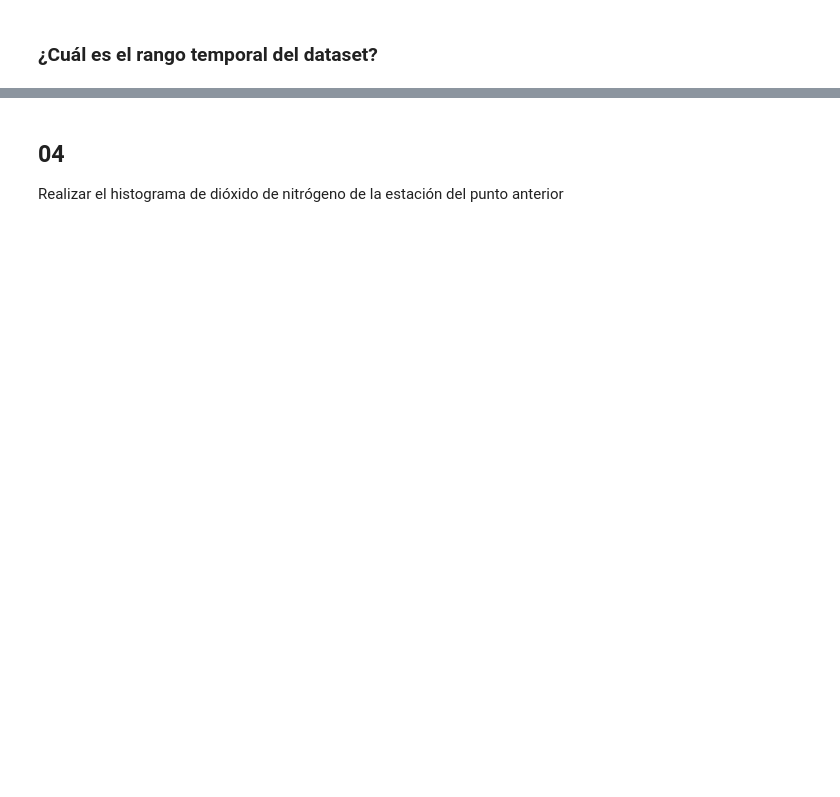
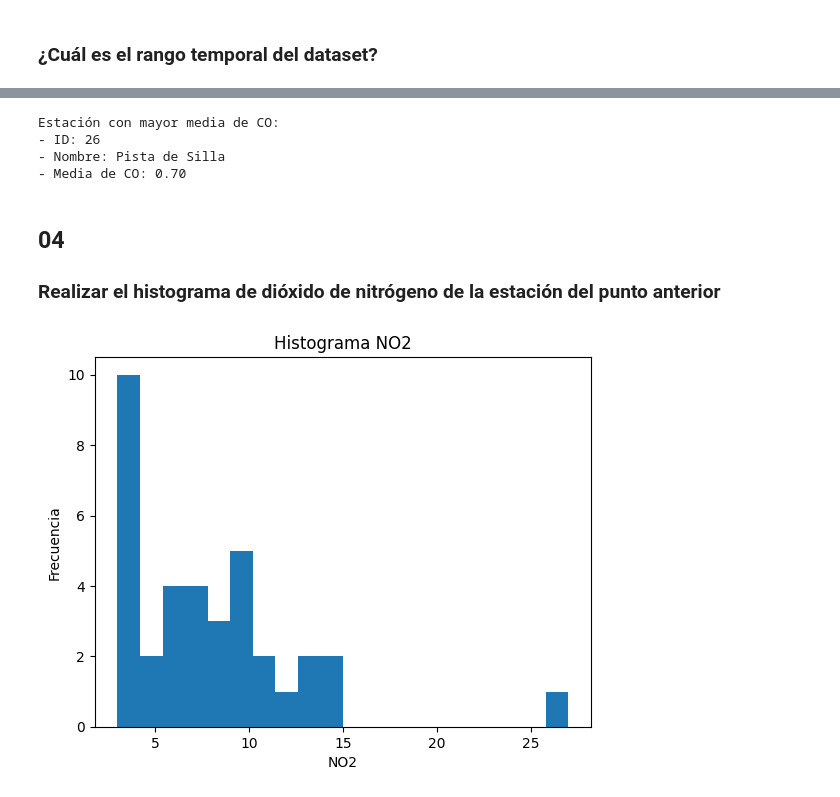
Before and after one commit to YerayQuiles/01_python, a Jupyter notebook: 01MAIR_ACT_Video.ipynb, the cells around one changed output, grey strips where cells are left out. Drawn from its saved outputs; the diff is of its cells as text; code cells hidden in the pictures; blank space fills up the shorter version.

```diff
--- a/01MAIR_ACT_Video.ipynb
+++ b/01MAIR_ACT_Video.ipynb
@@ -74,0 +162,22 @@ display(df)
+# %%
+# Convertir la columna fecha_carga a datetime
+df['fecha_carga'] = pd.to_datetime(df['fecha_carga'])
+
+# Eliminar zona horaria
+df['fecha_carga'] = df['fecha_carga'].dt.tz_localize(None)
+
+# Obtener el rango temporal
+fecha_minima = df['fecha_carga'].min()
+fecha_maxima = df['fecha_carga'].max()
+
+# Calcular la duración
+duracion = fecha_maxima - fecha_minima
+dias = duracion.days
+horas = duracion.seconds // 3600
+print(f"Duración total: {dias} días y {horas} horas")
+horas_totales = duracion.total_seconds() / 3600
+print(f"Duración total: {horas_totales:.1f} horas")
+
+print(f"\nRango temporal del dataset:")
+print(f"Fecha más antigua: {fecha_minima}")
+print(f"Fecha más reciente: {fecha_maxima}")
@@ -81,3 +195,19 @@ display(df)
+# %%
+# Agrupar por estación, calcula la media de CO y encuentra cuál tiene el valor máximo
+estacion_max_co = df.groupby(['objectid', 'nombre'])['co'].mean().idxmax()
+
+# Devulve la media máxima
+media_max_co = df.groupby(['objectid', 'nombre'])['co'].mean().max()
+
+print(f"Estación con mayor media de CO:")
+print(f"- ID: {estacion_max_co[0]}")
+print(f"- Nombre: {estacion_max_co[1]}")
+print(f"- Media de CO: {media_max_co:.2f}")
+# %% [output]
+Estación con mayor media de CO:
+- ID: 26
+- Nombre: Pista de Silla
+- Media de CO: 0.70
 # %% [markdown]
 ## 04
-Realizar el histograma de dióxido de nitrógeno de la estación del punto anterior
+### Realizar el histograma de dióxido de nitrógeno de la estación del punto anterior
@@ -85,0 +214,12 @@ Realizar el histograma de dióxido de nitrógeno de la estación del punto anter
+# %%
+# Filtrar datos de la estación
+datos_estacion = df[df['objectid'] == estacion_max_co[0]]
+# %%
+# Histograma con matplotlib
+plt.hist(datos_estacion['no2'].dropna(), bins=20)
+plt.title('Histograma NO2')
+plt.xlabel('NO2')
+plt.ylabel('Frecuencia')
+plt.show()
+# %% [output]
+[figure, added]
```
Also changed, not shown: parts of 22 cells of this notebook, 3 other files.
